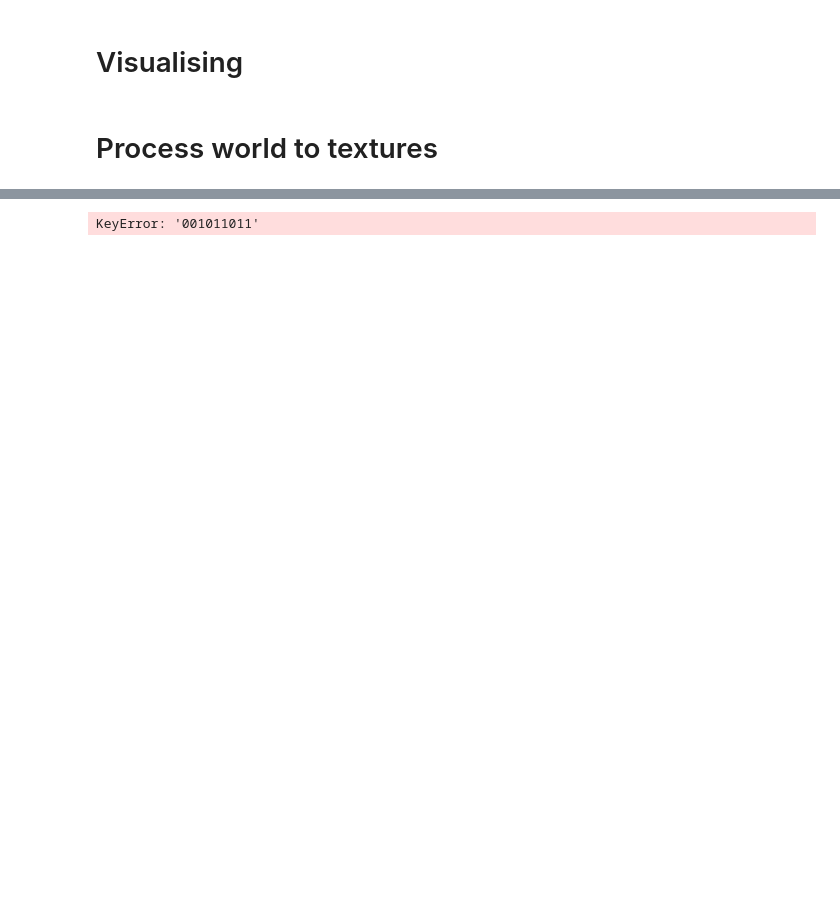
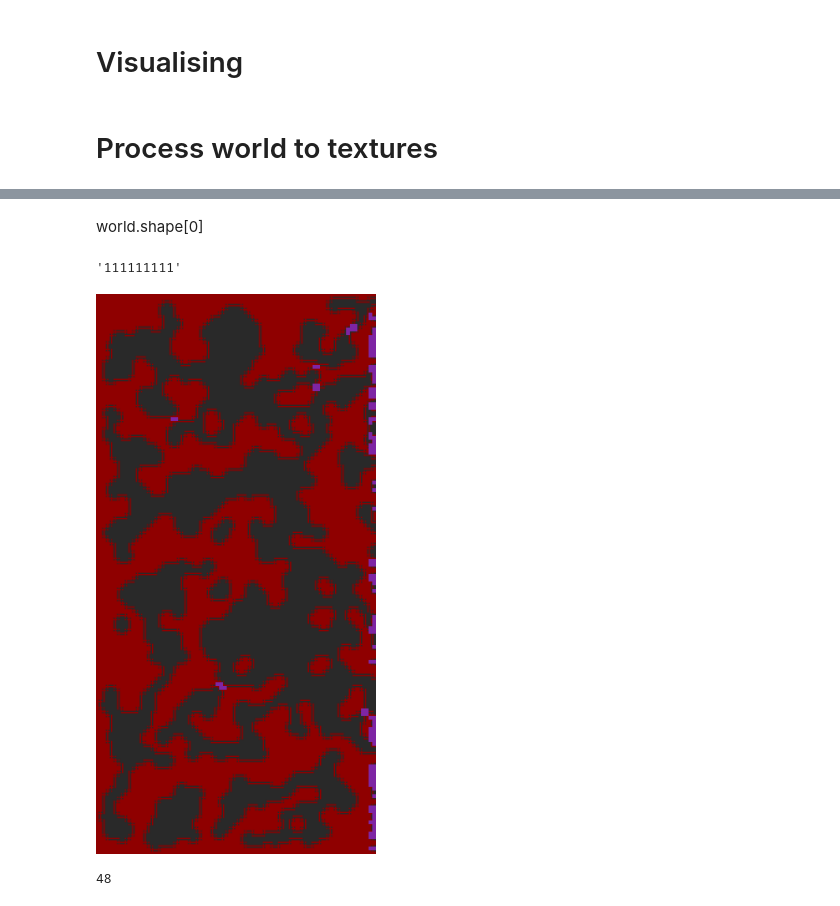
Before and after one commit to RichardDev01/Procedural-Dungeon-Generation-Cellular-Automata, a Jupyter notebook: notebook/testing notebook.ipynb, the cells around one changed output, grey strips where cells are left out. Drawn from its saved outputs; the diff is of its cells as text; code cells hidden in the pictures; blank space fills up the shorter version.

```diff
--- a/notebook/testing notebook.ipynb
+++ b/notebook/testing notebook.ipynb
@@ -227,4 +321,15 @@ True
-# %%
-texture_dict[str(texture_world[25][10])]
-# %% [output]
-KeyError: '001011011'
+# %% [markdown]
+world.shape[0]
+# %%
+# Get width and height of the walls
+tile_size_width, tile_size_height = wall_000000000.size
+
+# Calculate canvas size of the maze
+width = world.shape[0] * tile_size_width
+height = world.shape[1] * tile_size_height
+
+# Get maze grind size
+maze_width, maze_height = world.shape
+
+# Create canvas
+background = Image.new(mode="RGB", size=(height, width))
@@ -230,0 +350,12 @@ KeyError: '001011011'
+# %%
+texture_world[0][0]
+# %% [output]
+'111111111'
+# %%
+background
+# %% [output]
+[figure, added]
+# %%
+len(counter)
+# %% [output]
+48
```
Also changed, not shown: parts of 13 cells of this notebook, 21 other files.
